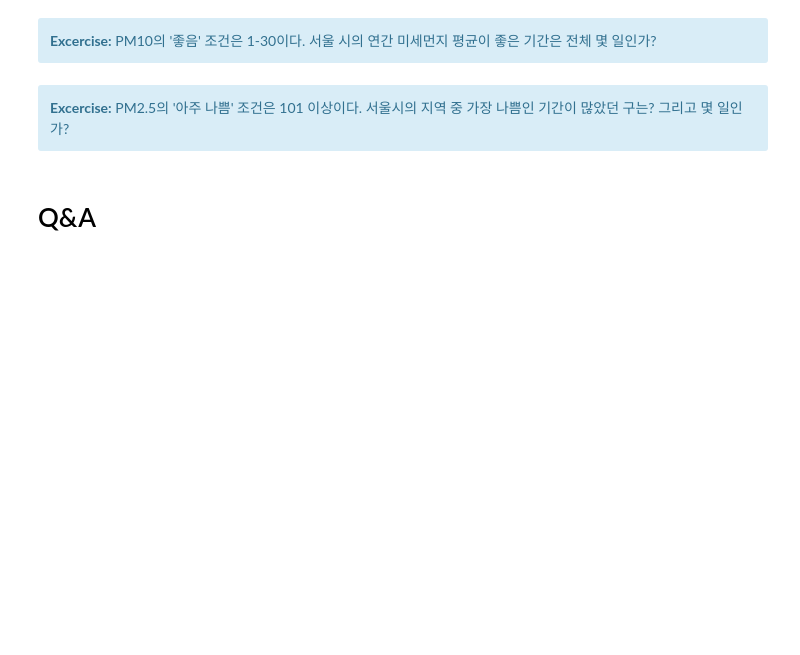
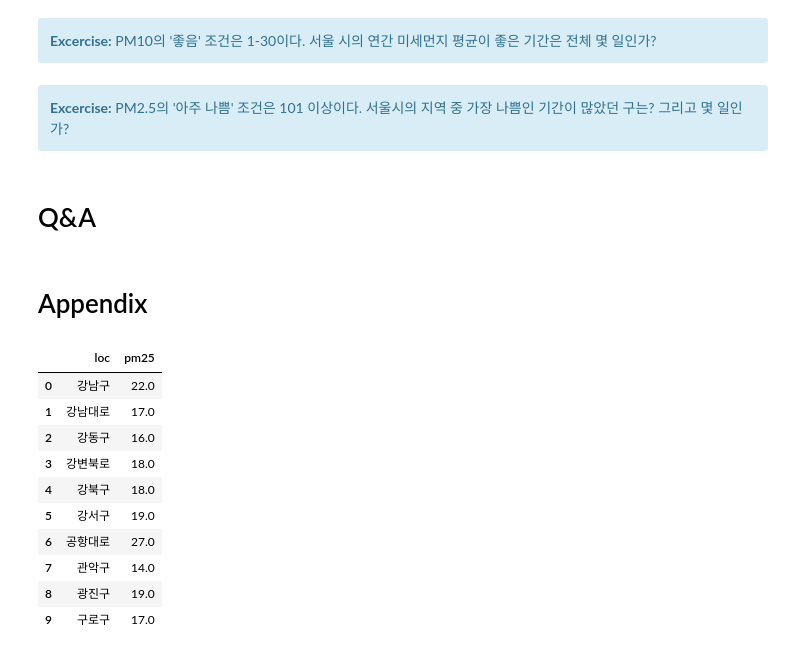
Before and after one commit to sumyeon/python_analytics_atoz, a Jupyter notebook: basic_pandas.ipynb, the cells around one changed output. Saved outputs shown, nothing was run; the diff lists cells and outputs as text; code cells hidden in the pictures; blank space fills up the shorter version.

```diff
--- a/basic_pandas.ipynb
+++ b/basic_pandas.ipynb
@@ -798,3 +798,5 @@ df = pd.read_csv('seoul_air_polution.csv')
 </div>
 # %% [markdown]
 # Q&A
+# %% [markdown]
+# Appendix
@@ -800,0 +811,15 @@ df = pd.read_csv('seoul_air_polution.csv')
+# %%
+pm25df = sdf.reset_index().groupby('loc').agg(pm25=('PM2.5','mean')).reset_index()
+pm25df[:10]
+# %% [output]
+|  | loc | pm25 |
+| 0 | 강남구 | 22.0 |
+| 1 | 강남대로 | 17.0 |
+| 2 | 강동구 | 16.0 |
+| 3 | 강변북로 | 18.0 |
+| 4 | 강북구 | 18.0 |
+| 5 | 강서구 | 19.0 |
+| 6 | 공항대로 | 27.0 |
+| 7 | 관악구 | 14.0 |
+| 8 | 광진구 | 19.0 |
+| 9 | 구로구 | 17.0 |
```
Also changed, not shown: parts of 11 cells of this notebook.
